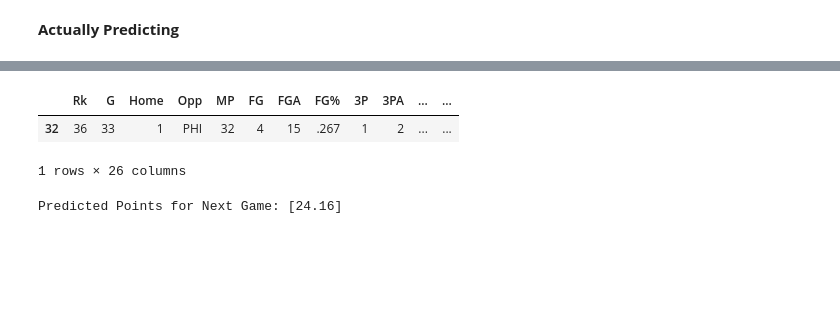
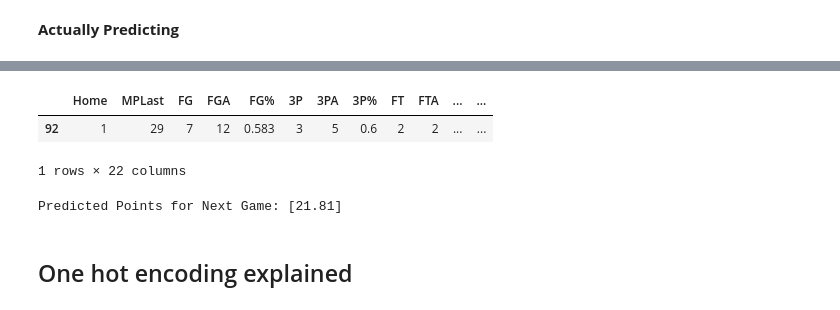
Before and after one commit to chadd28/ml-NBA-app, a Jupyter notebook: ml_NBA_v3.ipynb, the cells around one changed output, grey strips where cells are left out. Saved outputs shown, nothing was run; the diff lists cells and outputs as text; code cells hidden in the pictures; blank space fills up the shorter version.

```diff
--- a/ml_NBA_v3.ipynb
+++ b/ml_NBA_v3.ipynb
@@ -7,9 +6,0 @@ https://www.basketball-reference.com/leagues/NBA_2024_per_game.html
-# %%
-import pandas as pd
-
-playerID = "g/gilgesh01"
-url = "https://www.basketball-reference.com/players/" + playerID + "/gamelog/2023"
-
-html = pd.read_html(url, header=0)
-df = html[7]                              # selects desired table on website page
-df
@@ -29,0 +56,4 @@ df
+# %%
+inactive_rows = df[df['GS'].isin(['Inactive', 'Did Not Dress', "Did Not Play"])]
+
+print("Number of rows with 'Inactive' or 'Did Not Dress/Play' in 'GS':", len(inactive_rows))
@@ -88,0 +110,17 @@ last5
+# %%
+# creating a column that is the average points from last 5 games
+# .rolling() creates a rolling window of size 5, considering at least 1 value to calculate the average.
+df['avgPTSLast5'] = df['LastPTS'].rolling(window=5, min_periods=1).mean()
+
+df['NextOpp'] = df['Opp'].shift(-1)                             # Shift 'Opp' values down by one and assign to 'NextOpp' and so on
+df['NextPTS'] = df['LastPTS'].shift(-1)
+
+df = df.drop(columns=['Opp', 'NextOpp'])                        # removing oppositions (categorical) and instead trying historical opponent data
+
+
+
+
+mostRecentGame = df.iloc[-1:]                                   # keeps the last row for prediction later
+df = df.drop(df.index[-1])                                      # drops the last row because the predictor variable (NextPTS) is 0 so that could mess up the training
+
+df
@@ -89,8 +141,9 @@ last5
 # %%
 # Convert multiple columns to numeric
-columns_to_convert = ['G', 'FG', 'FGA', '3P', '3PA', 'FT',
-                      'FTA', 'ORB', 'DRB', 'TRB', 'AST',
-                      'STL', 'BLK', 'TOV', 'PF', 'PTS', 'NextPTS']
+columns_to_convert = ['FG', 'FGA', 'FG%', '3P', '3PA', '3P%', 'FT',
+                      'FTA', 'FT%', 'ORB', 'DRB', 'TRB', 'AST',
+                      'STL', 'BLK', 'TOV', 'LastPTS',
+                      'LastGmSc', 'NextPTS']
 
 for column in columns_to_convert:
     df[column] = pd.to_numeric(df[column], errors='coerce').fillna(0)
@@ -178,22 +339,24 @@ rf_results
 # %%
 X_new = df
-X_new = X_new.loc[[32]]
+X_new = X_new.loc[[92]]
+#X_new = mostRecentGame
 X_new
 # %% [output]
-|  | Rk | G | Home | Opp | MP | FG | FGA | FG% | 3P | 3PA | ... | ... |
-| 32 | 36 | 33 | 1 | PHI | 32 | 4 | 15 | .267 | 1 | 2 | ... | ... |
+|  | Home | MPLast | FG | FGA | FG% | 3P | 3PA | 3P% | FT | FTA | ... | ... |
+| 92 | 1 | 29 | 7 | 12 | 0.583 | 3 | 5 | 0.6 | 2 | 2 | ... | ... |
-1 rows × 26 columns
+1 rows × 22 columns
 # %%
-# Apply one-hot encoding to the categorical columns in X_new
-X_new_encoded = pd.get_dummies(X_new, columns=categorical_columns, drop_first=True)
+# Ensure that X_new has the same order of columns as X used during training
+X_new = X_new[X.columns]
 
-# Ensure that the order of columns in X_new_encoded is consistent with the order used during training
-X_new_encoded = X_new_encoded.reindex(columns=X.columns, fill_value=0)
+next_game_predictions = rf.predict(X_new)
 
-# Make predictions using the trained model
-next_game_predictions = rf.predict(X_new_encoded)
+# Make predictions using the trained model w/ HYPERPARAMETERS
+#next_game_predictions = best_rf.predict(X_new)
 
-# Display or use the predictions as needed
+# Display
 print("Predicted Points for Next Game:", next_game_predictions)
 # %% [output]
-Predicted Points for Next Game: [24.16]
+Predicted Points for Next Game: [21.81]
+# %% [markdown]
+## One hot encoding explained
```
Also changed, not shown: parts of 26 cells of this notebook.
